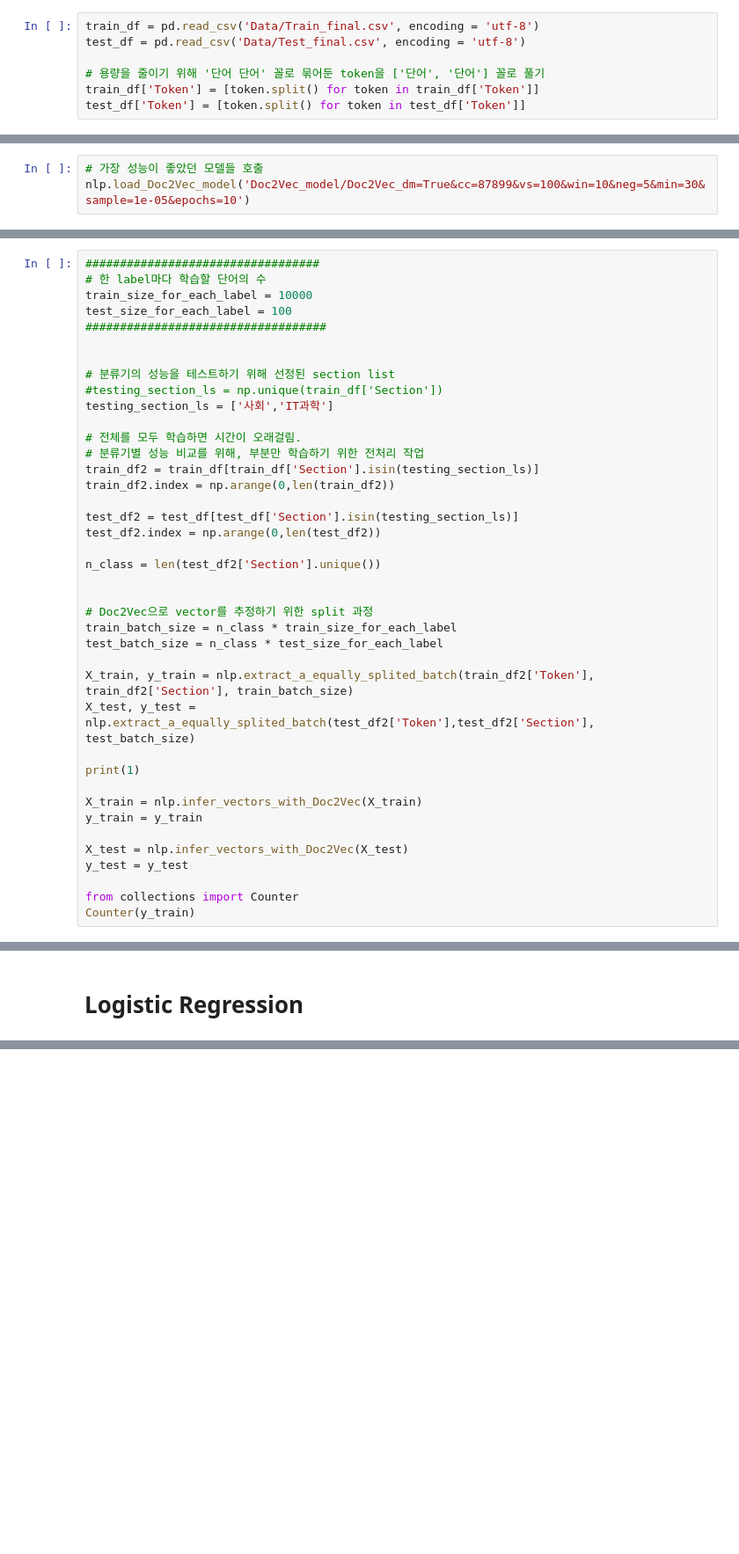
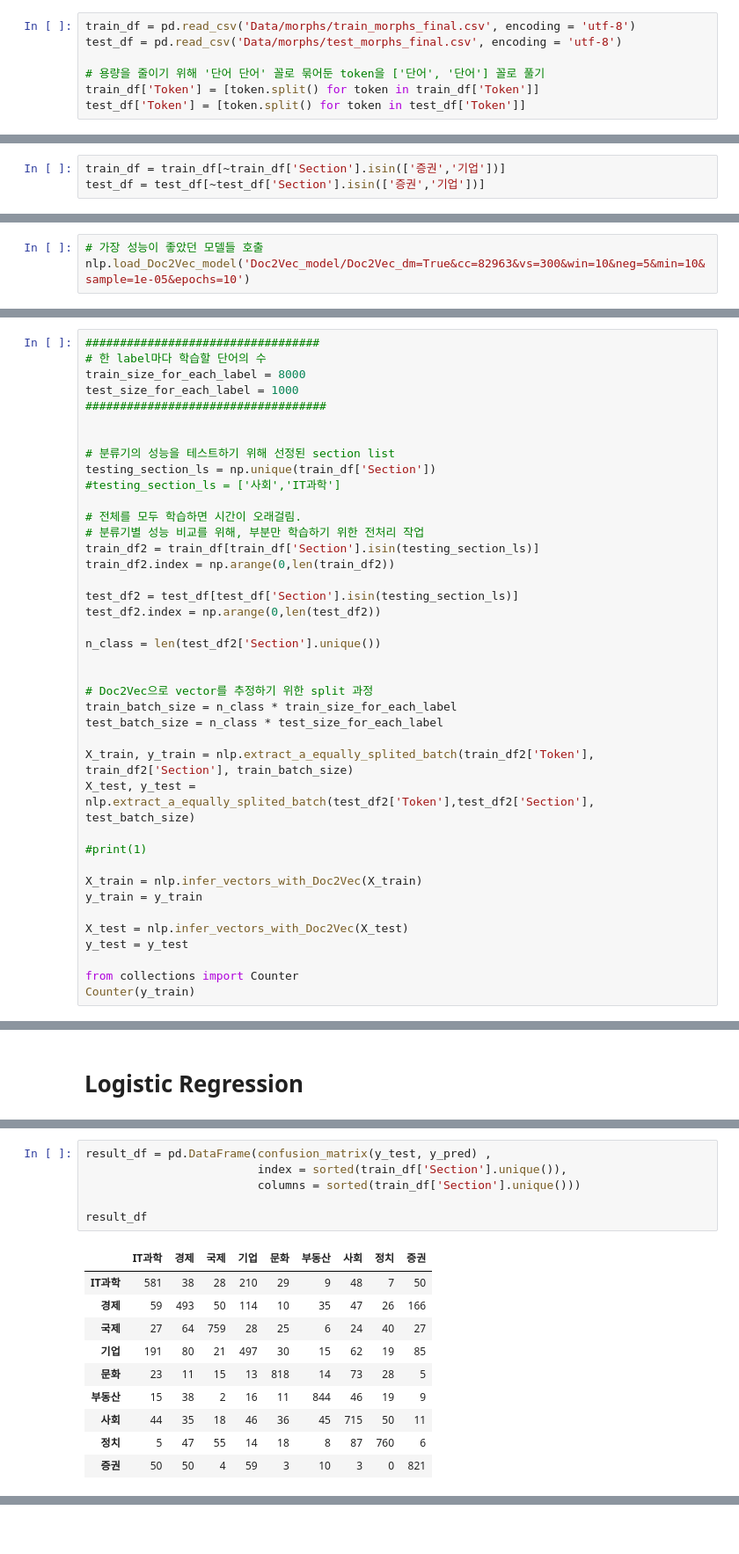
Before and after one commit to DonghyungKo/Fininsight, a Jupyter notebook: project/06.Doc2Vec_Topic_Classification.ipynb, the cells around one changed output, grey strips where cells are left out. Shown at 88% size. Cells and saved outputs as stored; diff of their text form; blank space fills up the shorter version.

```diff
--- a/project/06.Doc2Vec_Topic_Classification.ipynb
+++ b/project/06.Doc2Vec_Topic_Classification.ipynb
@@ -7,8 +7,8 @@ import ast
 # %%
 nlp = NLP()
 # %%
-train_df = pd.read_csv('Data/Train_final.csv', encoding = 'utf-8')
-test_df = pd.read_csv('Data/Test_final.csv', encoding = 'utf-8')
+train_df = pd.read_csv('Data/morphs/train_morphs_final.csv', encoding = 'utf-8')
+test_df = pd.read_csv('Data/morphs/test_morphs_final.csv', encoding = 'utf-8')
 
 # 용량을 줄이기 위해 '단어 단어' 꼴로 묶어둔 token을 ['단어', '단어'] 꼴로 풀기
 train_df['Token'] = [token.split() for token in train_df['Token']]
@@ -31,0 +34,3 @@ Counter({'IT과학': 9996,
+# %%
+train_df = train_df[~train_df['Section'].isin(['증권','기업'])]
+test_df = test_df[~test_df['Section'].isin(['증권','기업'])]
@@ -37,5 +62,5 @@ Counter({'IT과학': 9996,
 ## **1. Doc2Vec 모델 불러오기**
 # %%
 # 가장 성능이 좋았던 모델들 호출
-nlp.load_Doc2Vec_model('Doc2Vec_model/Doc2Vec_dm=True&cc=87899&vs=100&win=10&neg=5&min=30&sample=1e-05&epochs=10')
+nlp.load_Doc2Vec_model('Doc2Vec_model/Doc2Vec_dm=True&cc=82963&vs=300&win=10&neg=5&min=10&sample=1e-05&epochs=10')
 # %% [output]
@@ -95,14 +99,14 @@ nlp.Doc2Vec_model.most_similar('AI')
 # %%
 ##################################
 # 한 label마다 학습할 단어의 수
-train_size_for_each_label = 10000
-test_size_for_each_label = 100
+train_size_for_each_label = 8000
+test_size_for_each_label = 1000
 ###################################
 
 
 # 분류기의 성능을 테스트하기 위해 선정된 section list
-#testing_section_ls = np.unique(train_df['Section'])
-testing_section_ls = ['사회','IT과학']
+testing_section_ls = np.unique(train_df['Section'])
+#testing_section_ls = ['사회','IT과학']
 
 # 전체를 모두 학습하면 시간이 오래걸림.
 # 분류기별 성능 비교를 위해, 부분만 학습하기 위한 전처리 작업
@@ -122,7 +126,7 @@ test_batch_size = n_class * test_size_for_each_label
 X_train, y_train = nlp.extract_a_equally_splited_batch(train_df2['Token'], train_df2['Section'], train_batch_size)
 X_test, y_test =  nlp.extract_a_equally_splited_batch(test_df2['Token'],test_df2['Section'], test_batch_size)
 
-print(1)
+#print(1)
 
 X_train = nlp.infer_vectors_with_Doc2Vec(X_train)
 y_train = y_train
@@ -152,0 +180,17 @@ Accuracy :  0.935
+# %%
+result_df = pd.DataFrame(confusion_matrix(y_test, y_pred) ,
+                         index = sorted(train_df['Section'].unique()),
+                         columns = sorted(train_df['Section'].unique()))
+
+result_df
+# %% [output]
+|  | IT과학 | 경제 | 국제 | 기업 | 문화 | 부동산 | 사회 | 정치 | 증권 |
+| IT과학 | 581 | 38 | 28 | 210 | 29 | 9 | 48 | 7 | 50 |
+| 경제 | 59 | 493 | 50 | 114 | 10 | 35 | 47 | 26 | 166 |
+| 국제 | 27 | 64 | 759 | 28 | 25 | 6 | 24 | 40 | 27 |
+| 기업 | 191 | 80 | 21 | 497 | 30 | 15 | 62 | 19 | 85 |
+| 문화 | 23 | 11 | 15 | 13 | 818 | 14 | 73 | 28 | 5 |
+| 부동산 | 15 | 38 | 2 | 16 | 11 | 844 | 46 | 19 | 9 |
+| 사회 | 44 | 35 | 18 | 46 | 36 | 45 | 715 | 50 | 11 |
+| 정치 | 5 | 47 | 55 | 14 | 18 | 8 | 87 | 760 | 6 |
+| 증권 | 50 | 50 | 4 | 59 | 3 | 10 | 3 | 0 | 821 |
```
Also changed, not shown: parts of 35 cells of this notebook, 17 other files.
